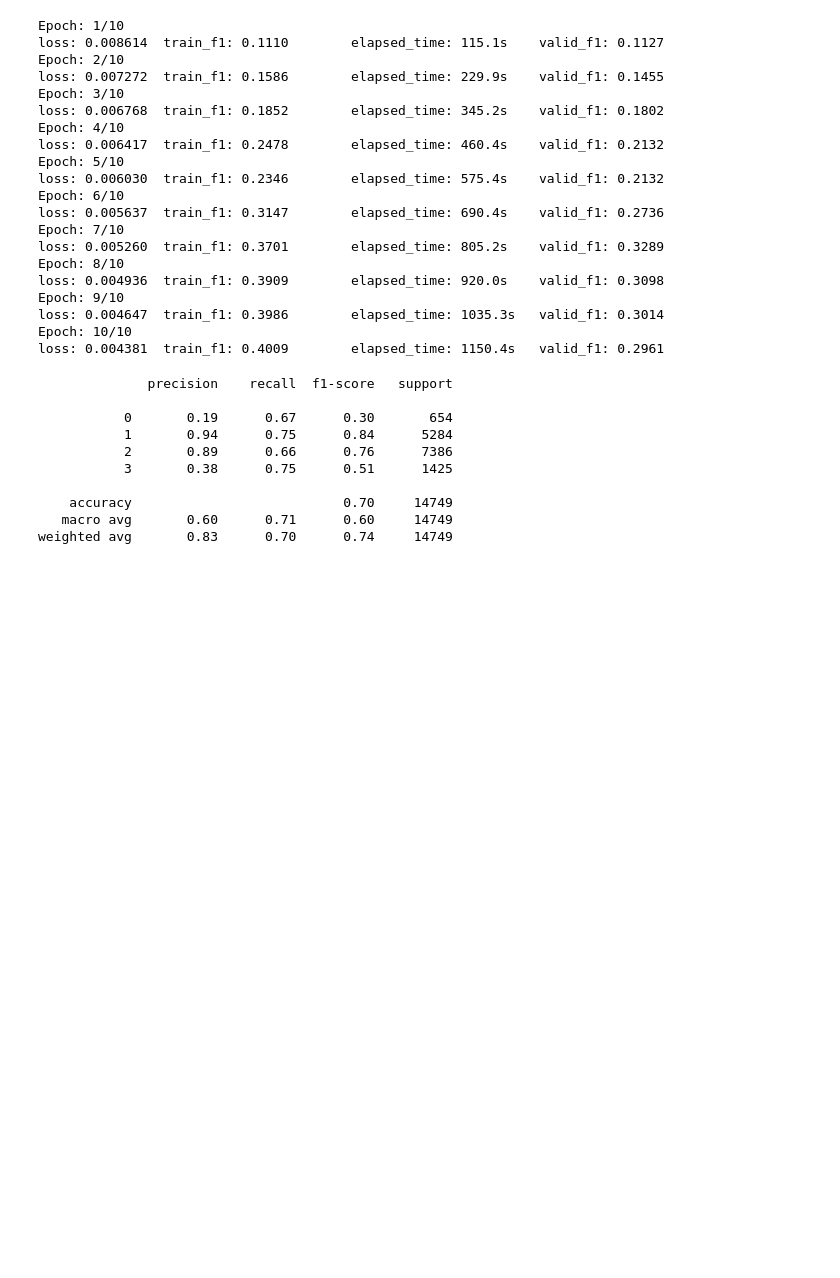
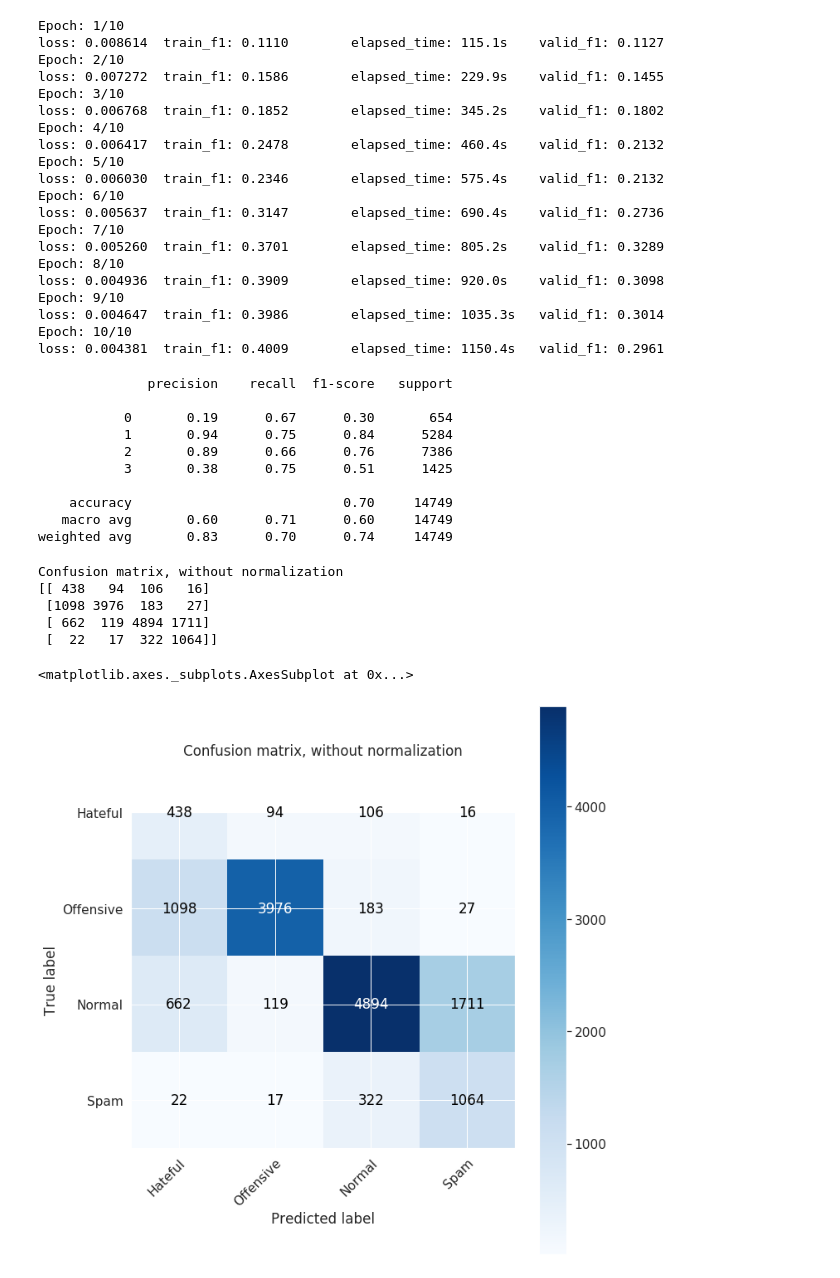
Before and after one commit to mk-a/hateful_tweet_recognition, a Jupyter notebook: GRU.ipynb, the cells around one changed output. Cells and saved outputs as stored; diff of their text form; code cells hidden in the pictures; blank space fills up the shorter version.

```diff
--- a/GRU.ipynb
+++ b/GRU.ipynb
@@ -326,3 +326,13 @@ def plot_confusion_matrix(y_true, y_pred, classes,
                     color="white" if cm[i, j] > thresh else "black")
     fig.tight_layout()
     return ax
+# %%
+plot_confusion_matrix(y_true, y_pred, ['Hateful', 'Offensive', 'Normal', 'Spam'])
+# %% [output]
+Confusion matrix, without normalization
+[[ 438   94  106   16]
+ [1098 3976  183   27]
+ [ 662  119 4894 1711]
+ [  22   17  322 1064]]
+<matplotlib.axes._subplots.AxesSubplot at 0x...>
+[figure, added]
```
